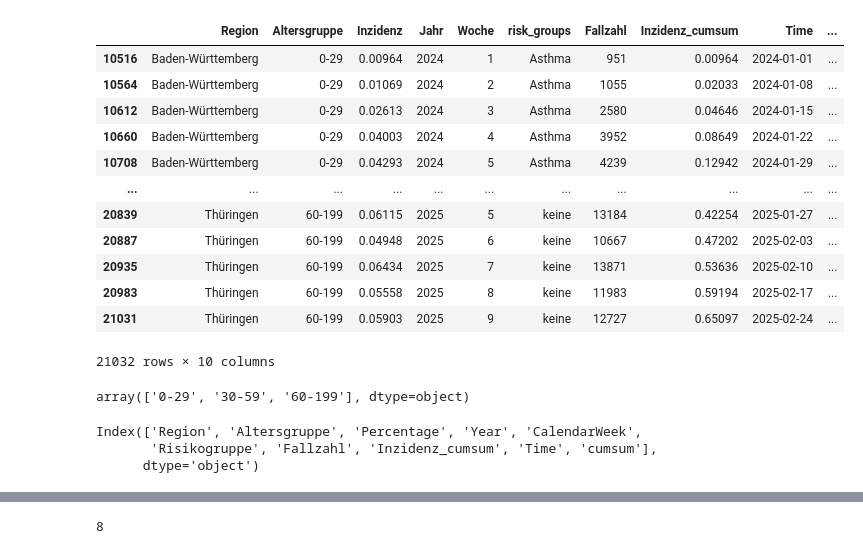
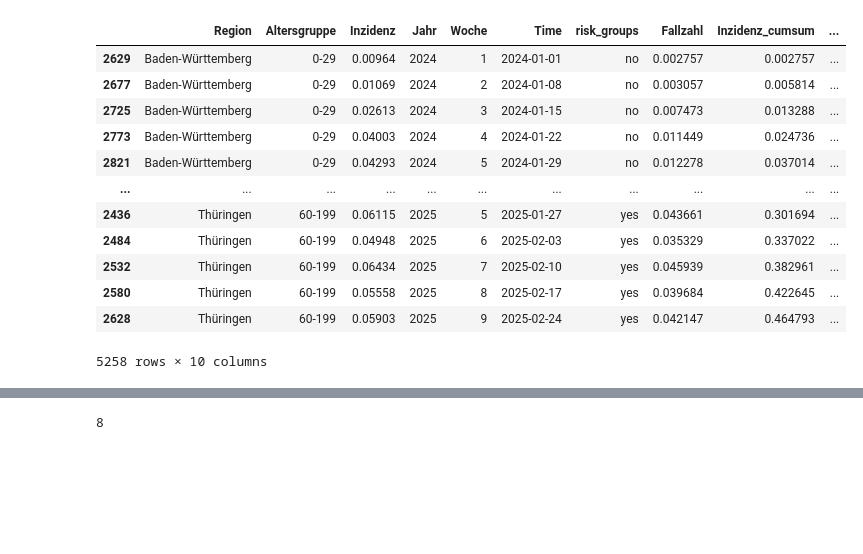
Before and after one commit to tubbers7/STADS_Datathon2025, a Jupyter notebook: promts.ipynb, the cells around one changed output, grey strips where cells are left out. Saved outputs shown, nothing was run; the diff lists cells and outputs as text; code cells hidden in the pictures; blank space fills up the shorter version.

```diff
--- a/promts.ipynb
+++ b/promts.ipynb
@@ -217,26 +199,24 @@ def generate_prompt(bundesland, jahr, monat, fallzahlen, infektionsrate, risikog
 
     return general_prompt + data_knowledge + exploration_knowledge
 # %%
-df = pd.read_csv("final_df.csv", index_col=0, header=0)
+df = pd.read_csv("final_df_neu.csv", index_col=0, header=0)
 df
 # %% [output]
-|  | Region | Altersgruppe | Inzidenz | Jahr | Woche | risk_groups | Fallzahl | Inzidenz_cumsum | Time | ... |
-| 10516 | Baden-Württemberg | 0-29 | 0.00964 | 2024 | 1 | Asthma | 951 | 0.00964 | 2024-01-01 | ... |
-| 10564 | Baden-Württemberg | 0-29 | 0.01069 | 2024 | 2 | Asthma | 1055 | 0.02033 | 2024-01-08 | ... |
-| 10612 | Baden-Württemberg | 0-29 | 0.02613 | 2024 | 3 | Asthma | 2580 | 0.04646 | 2024-01-15 | ... |
-| 10660 | Baden-Württemberg | 0-29 | 0.04003 | 2024 | 4 | Asthma | 3952 | 0.08649 | 2024-01-22 | ... |
-| 10708 | Baden-Württemberg | 0-29 | 0.04293 | 2024 | 5 | Asthma | 4239 | 0.12942 | 2024-01-29 | ... |
+|  | Region | Altersgruppe | Inzidenz | Jahr | Woche | Time | risk_groups | Fallzahl | Inzidenz_cumsum | ... |
+| 2629 | Baden-Württemberg | 0-29 | 0.00964 | 2024 | 1 | 2024-01-01 | no | 0.002757 | 0.002757 | ... |
+| 2677 | Baden-Württemberg | 0-29 | 0.01069 | 2024 | 2 | 2024-01-08 | no | 0.003057 | 0.005814 | ... |
+| 2725 | Baden-Württemberg | 0-29 | 0.02613 | 2024 | 3 | 2024-01-15 | no | 0.007473 | 0.013288 | ... |
+| 2773 | Baden-Württemberg | 0-29 | 0.04003 | 2024 | 4 | 2024-01-22 | no | 0.011449 | 0.024736 | ... |
+| 2821 | Baden-Württemberg | 0-29 | 0.04293 | 2024 | 5 | 2024-01-29 | no | 0.012278 | 0.037014 | ... |
 | ... | ... | ... | ... | ... | ... | ... | ... | ... | ... | ... |
-| 20839 | Thüringen | 60-199 | 0.06115 | 2025 | 5 | keine | 13184 | 0.42254 | 2025-01-27 | ... |
-| 20887 | Thüringen | 60-199 | 0.04948 | 2025 | 6 | keine | 10667 | 0.47202 | 2025-02-03 | ... |
-| 20935 | Thüringen | 60-199 | 0.06434 | 2025 | 7 | keine | 13871 | 0.53636 | 2025-02-10 | ... |
-| 20983 | Thüringen | 60-199 | 0.05558 | 2025 | 8 | keine | 11983 | 0.59194 | 2025-02-17 | ... |
-| 21031 | Thüringen | 60-199 | 0.05903 | 2025 | 9 | keine | 12727 | 0.65097 | 2025-02-24 | ... |
+| 2436 | Thüringen | 60-199 | 0.06115 | 2025 | 5 | 2025-01-27 | yes | 0.043661 | 0.301694 | ... |
+| 2484 | Thüringen | 60-199 | 0.04948 | 2025 | 6 | 2025-02-03 | yes | 0.035329 | 0.337022 | ... |
+| 2532 | Thüringen | 60-199 | 0.06434 | 2025 | 7 | 2025-02-10 | yes | 0.045939 | 0.382961 | ... |
+| 2580 | Thüringen | 60-199 | 0.05558 | 2025 | 8 | 2025-02-17 | yes | 0.039684 | 0.422645 | ... |
+| 2628 | Thüringen | 60-199 | 0.05903 | 2025 | 9 | 2025-02-24 | yes | 0.042147 | 0.464793 | ... |
-21032 rows × 10 columns
+5258 rows × 10 columns
 # %%
-df.Altersgruppe.unique()
+# cumsum
-# %% [output]
-array(['0-29', '30-59', '60-199'], dtype=object)
 # %%
 df = df.rename(columns={
     "Jahr": "Year",
@@ -246,10 +227,4 @@ df = df.rename(columns={
 })
-# %%
-df.columns
-# %% [output]
-Index(['Region', 'Altersgruppe', 'Percentage', 'Year', 'CalendarWeek',
-       'Risikogruppe', 'Fallzahl', 'Inzidenz_cumsum', 'Time', 'cumsum'],
-      dtype='object')
 # %%
 df['Date'] = pd.to_datetime(df['Year'].astype(str) + df['CalendarWeek'].astype(str) + '1', format='%Y%W%w')
 df['Month'] = df['Date'].dt.month
```
Also changed, not shown: parts of 13 cells of this notebook, 3 other files.
